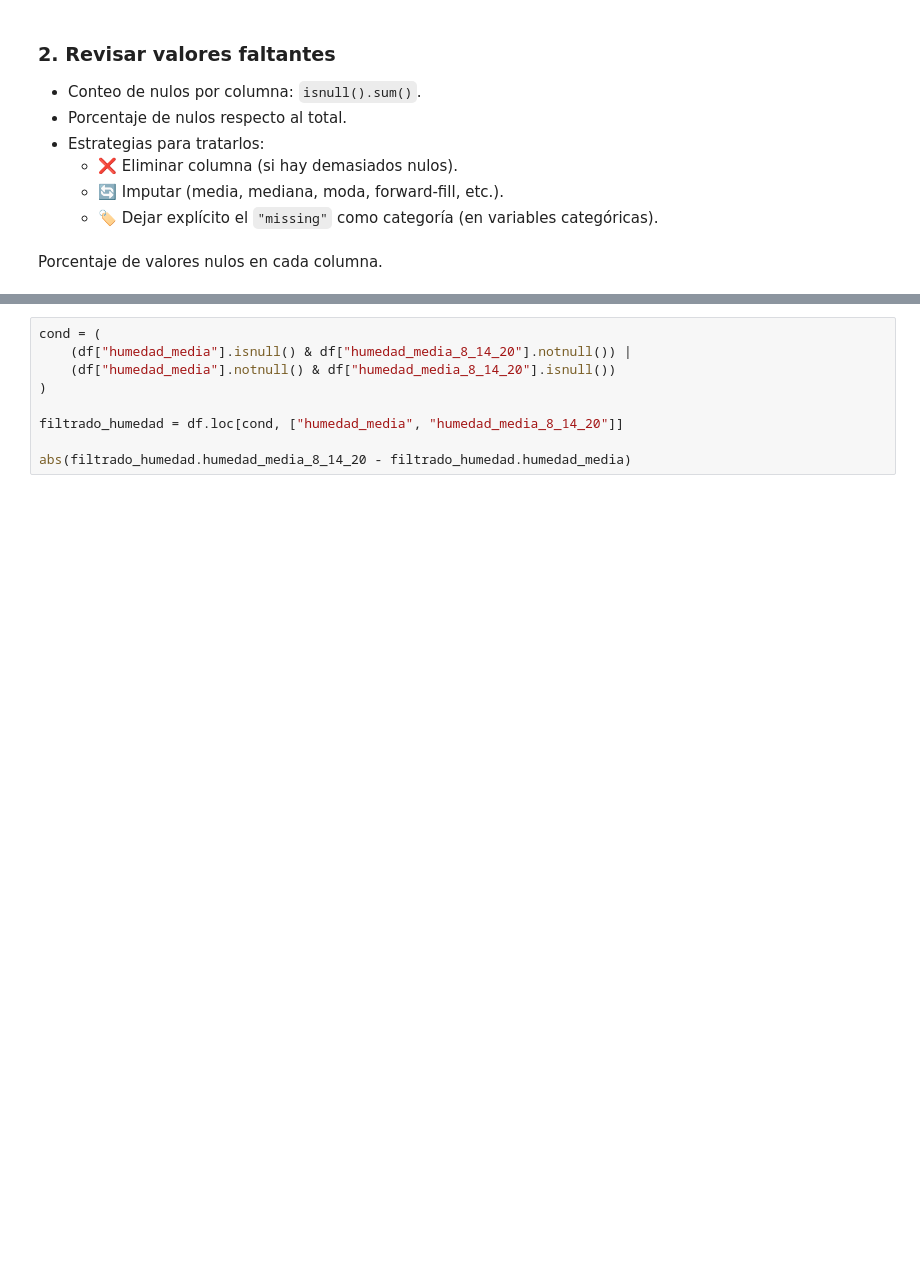
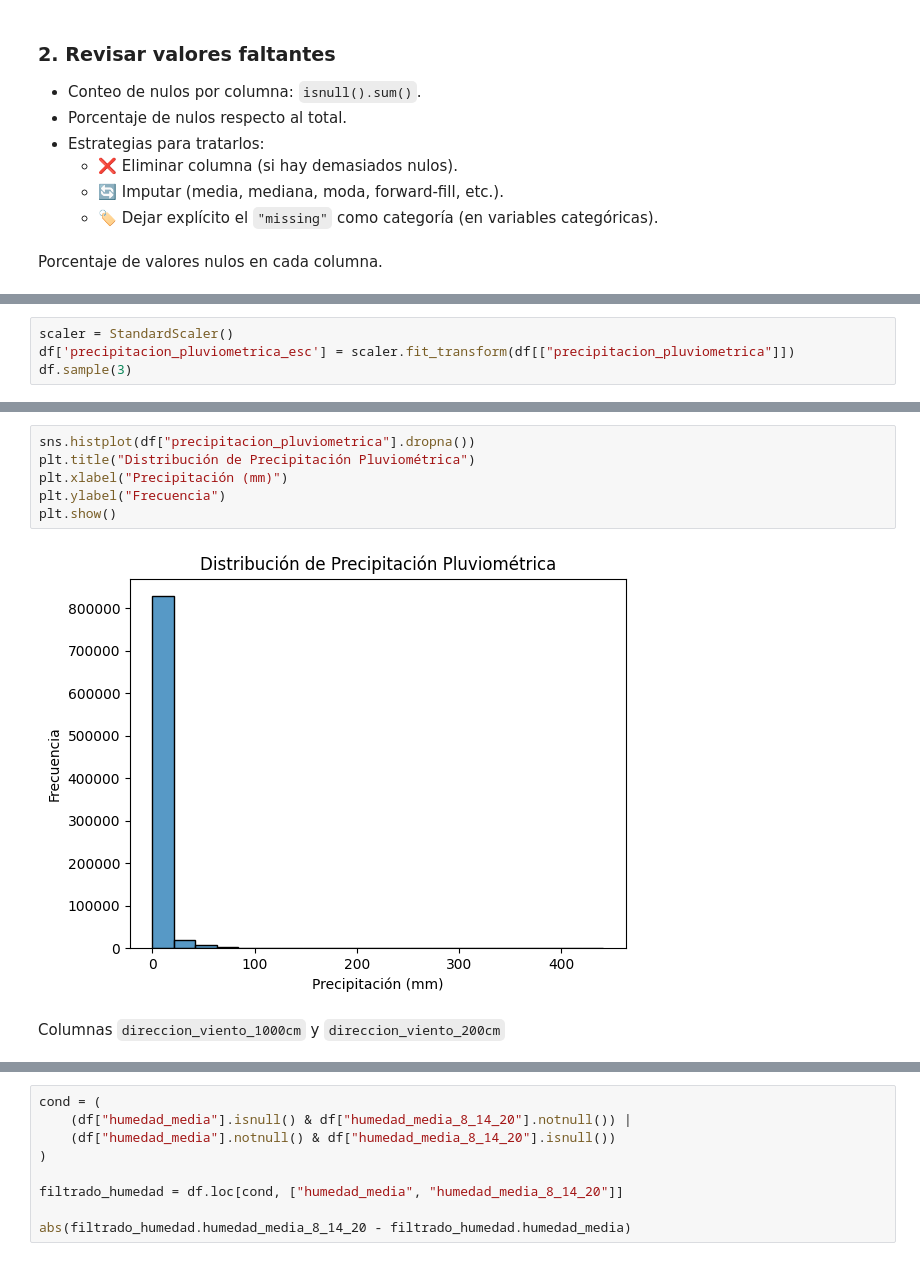
Before and after one commit to IS03/tp-dengue, a Jupyter notebook: EDA/EDA_clima.ipynb, the cells around one changed output, grey strips where cells are left out. Cells and saved outputs as stored; diff of their text form; blank space fills up the shorter version.

```diff
--- a/EDA/EDA_clima.ipynb
+++ b/EDA/EDA_clima.ipynb
@@ -232,0 +307,4 @@ dtype: float64
+# %%
+scaler = StandardScaler()
+df['precipitacion_pluviometrica_esc'] = scaler.fit_transform(df[["precipitacion_pluviometrica"]])
+df.sample(3)
@@ -232,0 +321,10 @@ dtype: float64
+# %%
+sns.histplot(df["precipitacion_pluviometrica"].dropna())
+plt.title("Distribución de Precipitación Pluviométrica")
+plt.xlabel("Precipitación (mm)")
+plt.ylabel("Frecuencia")
+plt.show()
+# %% [output]
+[figure, added]
+# %% [markdown]
+Columnas `direccion_viento_1000cm` y `direccion_viento_200cm`
```
Also changed, not shown: parts of 24 cells of this notebook, 2 other files.
